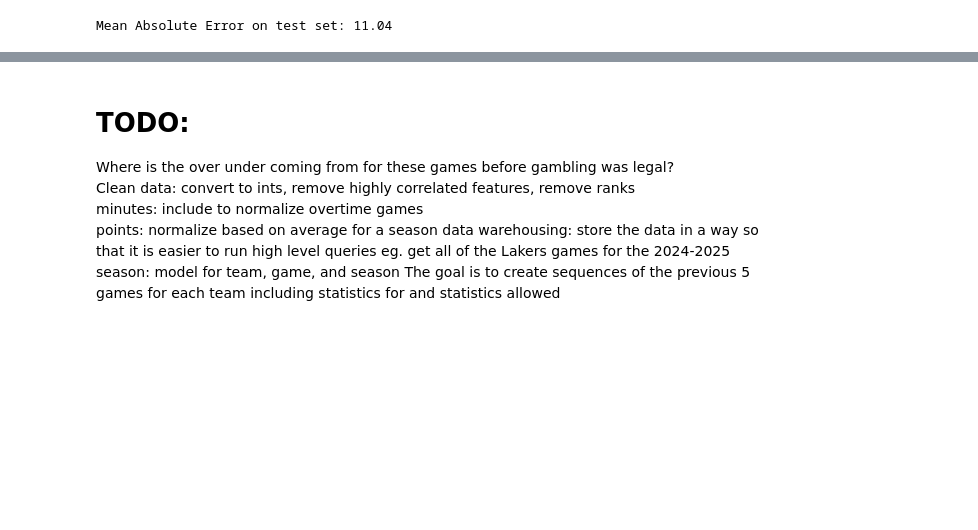
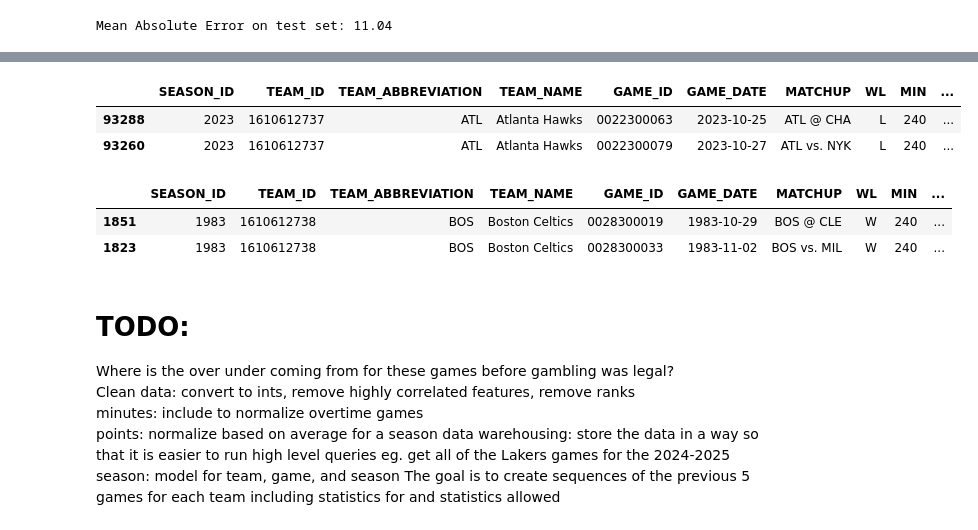
Before and after one commit to wtbtucker/NBA-Machine-Learning-Sports-Betting, a Jupyter notebook: data_mining_pipeline.ipynb, the cells around one changed output, grey strips where cells are left out. Cells and saved outputs as stored; diff of their text form; code cells hidden in the pictures; blank space fills up the shorter version.

```diff
--- a/data_mining_pipeline.ipynb
+++ b/data_mining_pipeline.ipynb
@@ -313,3 +344,29 @@ Mean Absolute Error on test set: 11.04
+# %%
+# First, make sure games are sorted
+games = sorted_games.sort_values(['TEAM_ABBREVIATION', 'SEASON_ID', 'GAME_DATE'])
+
+# List of stats you want cumulative averages for
+stat_columns = ['PTS', 'OREB', 'DREB', 'AST', 'STL', 'BLK', 'TOV', 'FGM', 'FGA', 'FG3M', 'FG3A', 'FTM', 'FTA', 'PF']
+
+# Compute cumulative season averages
+for stat in stat_columns:
+    games[f'{stat}_season_avg'] = (
+        games.groupby(['TEAM_ABBREVIATION', 'SEASON_ID'])[stat]
+             .transform(lambda x: x.shift(1).expanding(min_periods=1).mean())
+    )
+
+games[games['SEASON_ID']=='2023'].head(2)
+# %% [output]
+|  | SEASON_ID | TEAM_ID | TEAM_ABBREVIATION | TEAM_NAME | GAME_ID | GAME_DATE | MATCHUP | WL | MIN | ... |
+| 93288 | 2023 | 1610612737 | ATL | Atlanta Hawks | 0022300063 | 2023-10-25 | ATL @ CHA | L | 240 | ... |
+| 93260 | 2023 | 1610612737 | ATL | Atlanta Hawks | 0022300079 | 2023-10-27 | ATL vs. NYK | L | 240 | ... |
+# %%
+games = games.dropna(subset=['PTS_season_avg'])
+games[games['TEAM_ABBREVIATION']=='BOS'].head(2)
+# %% [output]
+|  | SEASON_ID | TEAM_ID | TEAM_ABBREVIATION | TEAM_NAME | GAME_ID | GAME_DATE | MATCHUP | WL | MIN | ... |
+| 1851 | 1983 | 1610612738 | BOS | Boston Celtics | 0028300019 | 1983-10-29 | BOS @ CLE | W | 240 | ... |
+| 1823 | 1983 | 1610612738 | BOS | Boston Celtics | 0028300033 | 1983-11-02 | BOS vs. MIL | W | 240 | ... |
 # %% [markdown]
 # TODO:
 Where is the over under coming from for these games before gambling was legal?
```
Also changed, not shown: parts of 10 cells of this notebook.
